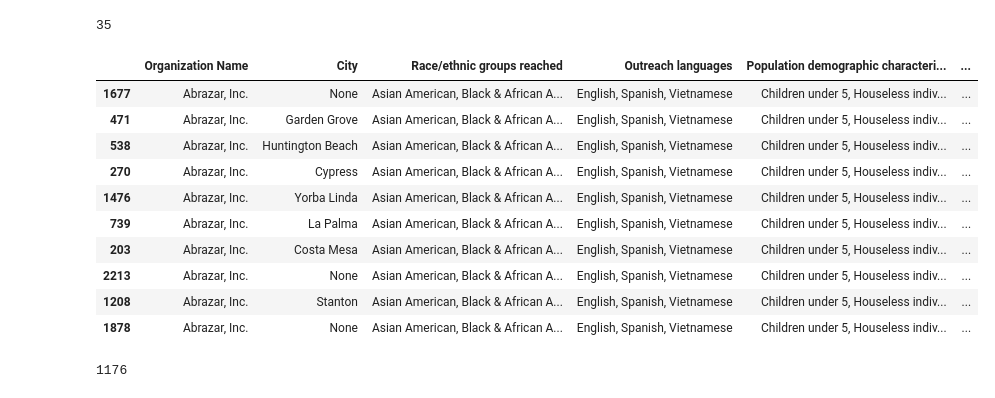
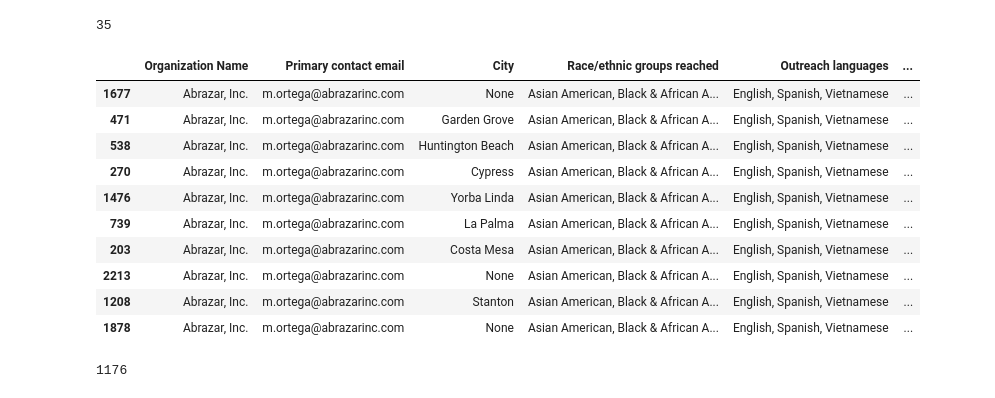
Before and after one commit to GoodWorkCollaborative/OCCensusNetwork_v2, a Jupyter notebook: orange-county.ipynb, the cells around one changed output. Saved outputs shown, nothing was run; the diff lists cells and outputs as text; code cells hidden in the pictures.

Commit message:
edits to download file
added email column to downloadable table

```diff
--- a/orange-county.ipynb
+++ b/orange-county.ipynb
@@ -41,6 +36,7 @@ responses = responses.rename(columns={
 
 # select only the columns we want to display in the downloadable table
 responses_clean = responses[['Organization Name',
+                            'Primary contact email',
                             'Cities',
                             'Race/ethnic groups reached',
                             'Outreach languages',
@@ -105,44 +101,46 @@ responses_separated.columns = ['City'+str(i) for i in responses_separated.column
 # join back to dataframe
 responses_separated_concat = pd.concat([responses_clean, responses_separated], axis=1)
 
 # pivot
 responses_byCity = pd.melt(responses_separated_concat,
                            id_vars=['Organization Name',
+                            'Primary contact email',
                             'Race/ethnic groups reached',
                             'Outreach languages',
                             'Population demographic characteristics',
                             'Outreach activities',
                             'OC Nonprofit Central profile'],
                            value_vars=responses_separated.columns,
                           var_name='City Number',
                           value_name='City')
 # drop separation column
 responses_byCity = responses_byCity.drop(['City Number'], axis=1)
 
 # reorder columns
 responses_byCity = responses_byCity[['Organization Name',
+                            'Primary contact email',
                             'City',
                             'Race/ethnic groups reached',
                             'Outreach languages',
                             'Population demographic characteristics',
                             'Outreach activities',
                             'OC Nonprofit Central profile']]
 
 # fill NaNs with "none"
 responses_byCity = responses_byCity.fillna('None')
 responses_byCity.sort_values(['Organization Name']).head(10)
 # %% [output]
-|  | Organization Name | City | Race/ethnic groups reached | Outreach languages | Population demographic characteri... | ... |
-| 1677 | Abrazar, Inc. | None | Asian American, Black & African A... | English, Spanish, Vietnamese | Children under 5, Houseless indiv... | ... |
-| 471 | Abrazar, Inc. | Garden Grove | Asian American, Black & African A... | English, Spanish, Vietnamese | Children under 5, Houseless indiv... | ... |
-| 538 | Abrazar, Inc. | Huntington Beach | Asian American, Black & African A... | English, Spanish, Vietnamese | Children under 5, Houseless indiv... | ... |
-| 270 | Abrazar, Inc. | Cypress | Asian American, Black & African A... | English, Spanish, Vietnamese | Children under 5, Houseless indiv... | ... |
-| 1476 | Abrazar, Inc. | Yorba Linda | Asian American, Black & African A... | English, Spanish, Vietnamese | Children under 5, Houseless indiv... | ... |
-| 739 | Abrazar, Inc. | La Palma | Asian American, Black & African A... | English, Spanish, Vietnamese | Children under 5, Houseless indiv... | ... |
-| 203 | Abrazar, Inc. | Costa Mesa | Asian American, Black & African A... | English, Spanish, Vietnamese | Children under 5, Houseless indiv... | ... |
-| 2213 | Abrazar, Inc. | None | Asian American, Black & African A... | English, Spanish, Vietnamese | Children under 5, Houseless indiv... | ... |
-| 1208 | Abrazar, Inc. | Stanton | Asian American, Black & African A... | English, Spanish, Vietnamese | Children under 5, Houseless indiv... | ... |
-| 1878 | Abrazar, Inc. | None | Asian American, Black & African A... | English, Spanish, Vietnamese | Children under 5, Houseless indiv... | ... |
+|  | Organization Name | Primary contact email | City | Race/ethnic groups reached | Outreach languages | ... |
+| 1677 | Abrazar, Inc. | m.ortega@abrazarinc.com | None | Asian American, Black & African A... | English, Spanish, Vietnamese | ... |
+| 471 | Abrazar, Inc. | m.ortega@abrazarinc.com | Garden Grove | Asian American, Black & African A... | English, Spanish, Vietnamese | ... |
+| 538 | Abrazar, Inc. | m.ortega@abrazarinc.com | Huntington Beach | Asian American, Black & African A... | English, Spanish, Vietnamese | ... |
+| 270 | Abrazar, Inc. | m.ortega@abrazarinc.com | Cypress | Asian American, Black & African A... | English, Spanish, Vietnamese | ... |
+| 1476 | Abrazar, Inc. | m.ortega@abrazarinc.com | Yorba Linda | Asian American, Black & African A... | English, Spanish, Vietnamese | ... |
+| 739 | Abrazar, Inc. | m.ortega@abrazarinc.com | La Palma | Asian American, Black & African A... | English, Spanish, Vietnamese | ... |
+| 203 | Abrazar, Inc. | m.ortega@abrazarinc.com | Costa Mesa | Asian American, Black & African A... | English, Spanish, Vietnamese | ... |
+| 2213 | Abrazar, Inc. | m.ortega@abrazarinc.com | None | Asian American, Black & African A... | English, Spanish, Vietnamese | ... |
+| 1208 | Abrazar, Inc. | m.ortega@abrazarinc.com | Stanton | Asian American, Black & African A... | English, Spanish, Vietnamese | ... |
+| 1878 | Abrazar, Inc. | m.ortega@abrazarinc.com | None | Asian American, Black & African A... | English, Spanish, Vietnamese | ... |
 # %%
 # drop where city == None
 responses_byCity = responses_byCity.loc[responses_byCity['City']!='None']
```
Also changed, not shown: parts of 5 cells of this notebook.
